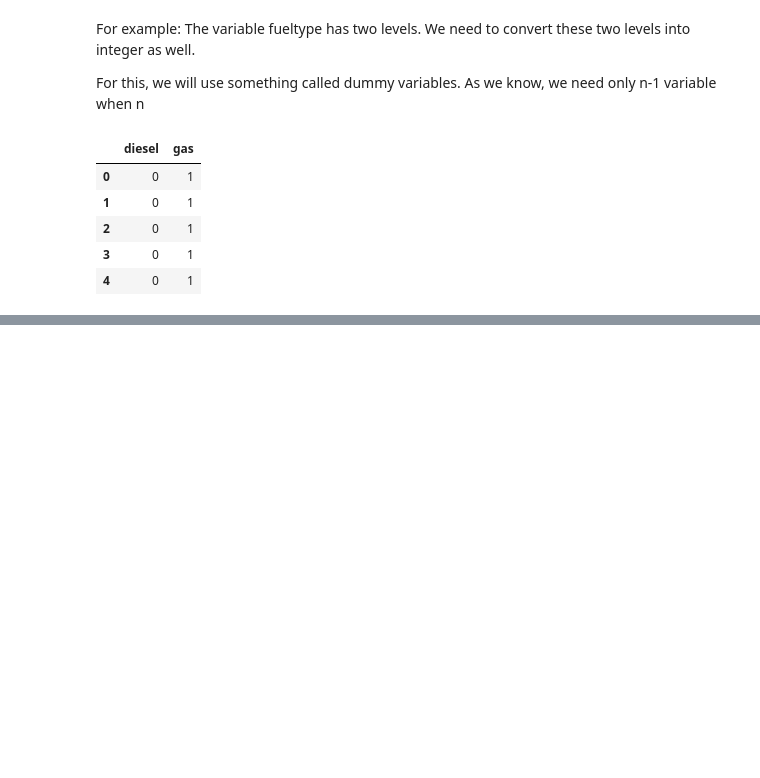
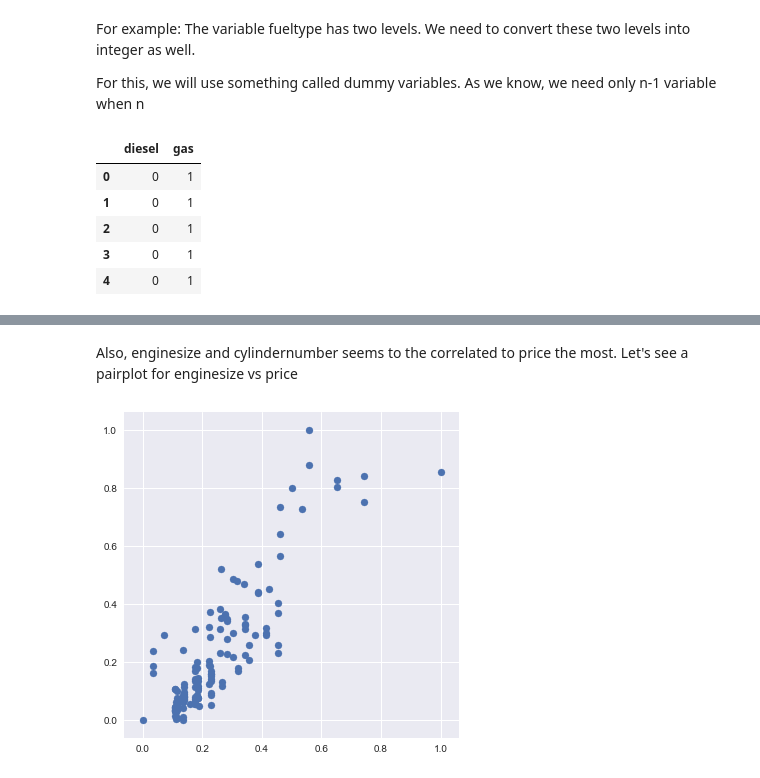
Before and after one commit to Abhi0926/Multivariate_Linear_Regression, a Jupyter notebook: Jupyter Notebook/Linear_Regression_Case_Study.ipynb, the cells around one changed output, grey strips where cells are left out. Drawn from its saved outputs; the diff is of its cells as text; code cells hidden in the pictures; blank space fills up the shorter version.

```diff
--- a/Jupyter Notebook/Linear_Regression_Case_Study.ipynb
+++ b/Jupyter Notebook/Linear_Regression_Case_Study.ipynb
@@ -198,0 +420,8 @@ car.drop(['fueltype'], axis = 1, inplace = True)
+# %% [markdown]
+Also, enginesize and cylindernumber seems to the correlated to price the most. Let's see a pairplot for enginesize vs price
+# %%
+plt.figure(figsize=[6,6])
+plt.scatter(df_train.enginesize, df_train.price)
+plt.show()
+# %% [output]
+[figure, added]
```
Also changed, not shown: parts of 107 cells of this notebook.
